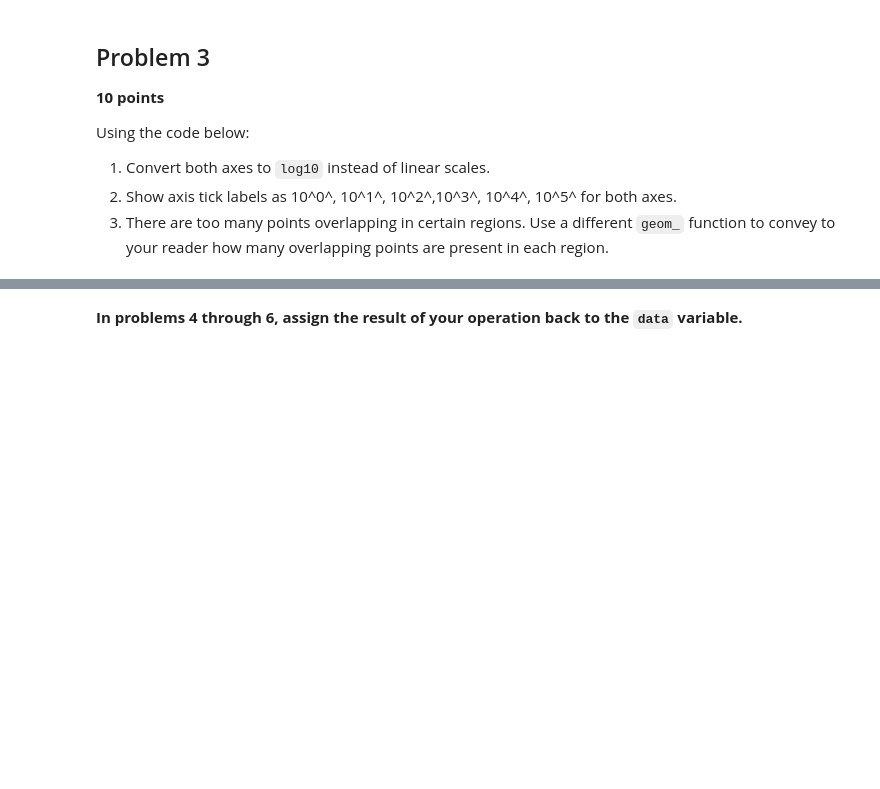
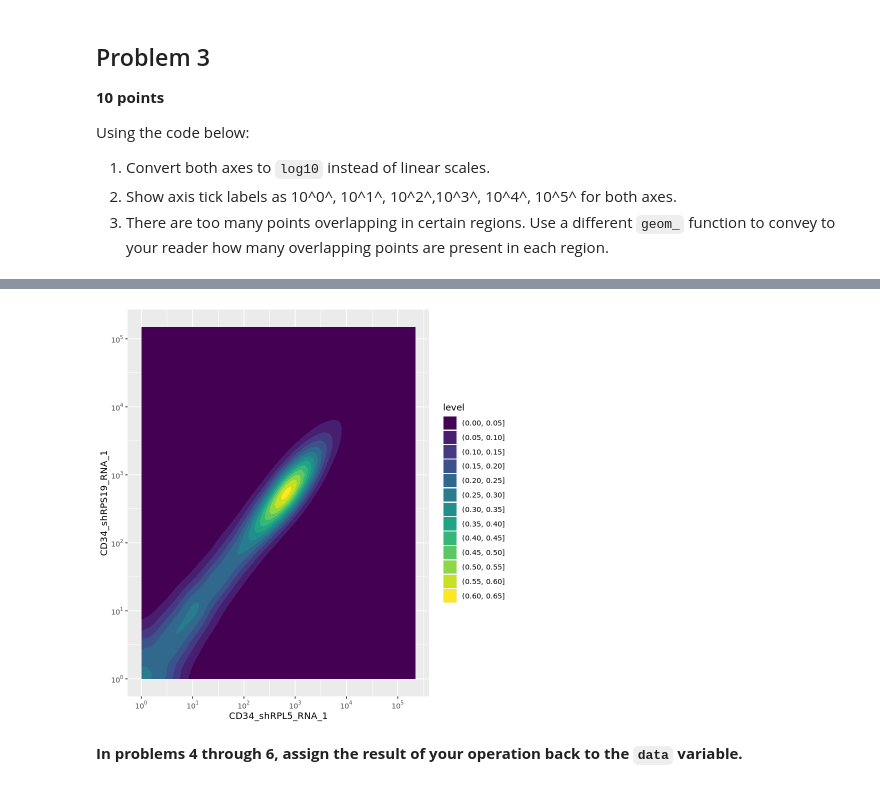
Before and after one commit to boothcl/tfcb_2024, a Jupyter notebook: homeworks/homework06/homework06.ipynb, the cells around one changed output, grey strips where cells are left out. Saved outputs shown, nothing was run; the diff lists cells and outputs as text; code cells hidden in the pictures; blank space fills up the shorter version.

```diff
--- a/homeworks/homework06/homework06.ipynb
+++ b/homeworks/homework06/homework06.ipynb
@@ -141,0 +126,11 @@ data %>%
+# %%
+data %>%
+  dplyr::select(CD34_shRPL5_RNA_1, CD34_shRPS19_RNA_1) %>%
+  ggplot(aes(x = CD34_shRPL5_RNA_1, y = CD34_shRPS19_RNA_1)) +
+  # geom_point() +
+  # convert axes to log10 and show axis tick labels as 10^0 etc
+  scale_x_log10(breaks = c(10^0, 10^1, 10^2, 10^3, 10^4, 10^5), labels=expression(10^0, 10^1, 10^2, 10^3, 10^4, 10^5)) +
+  scale_y_log10(breaks = c(10^0, 10^1, 10^2, 10^3, 10^4, 10^5), labels=expression(10^0, 10^1, 10^2, 10^3, 10^4, 10^5)) +
+  # use geom_density to show how dense the points are in regions of the plot
+  geom_density_2d_filled()
+# %% [output]
@@ -142,3 +143,4 @@ data %>%
+[figure, added]
 # %% [markdown]
 **In problems 4 through 6, assign the result of your operation back to the `data`
 variable.**
```
Also changed, not shown: parts of 4 cells of this notebook.
